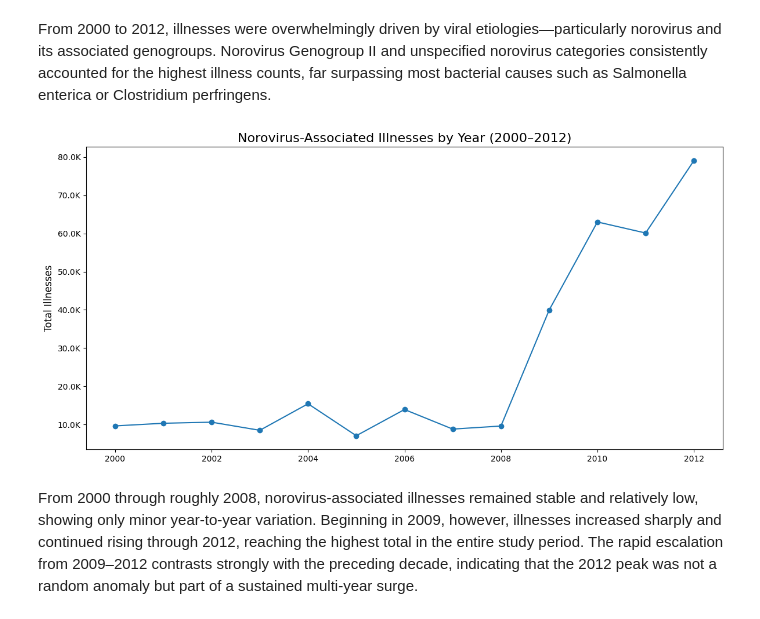
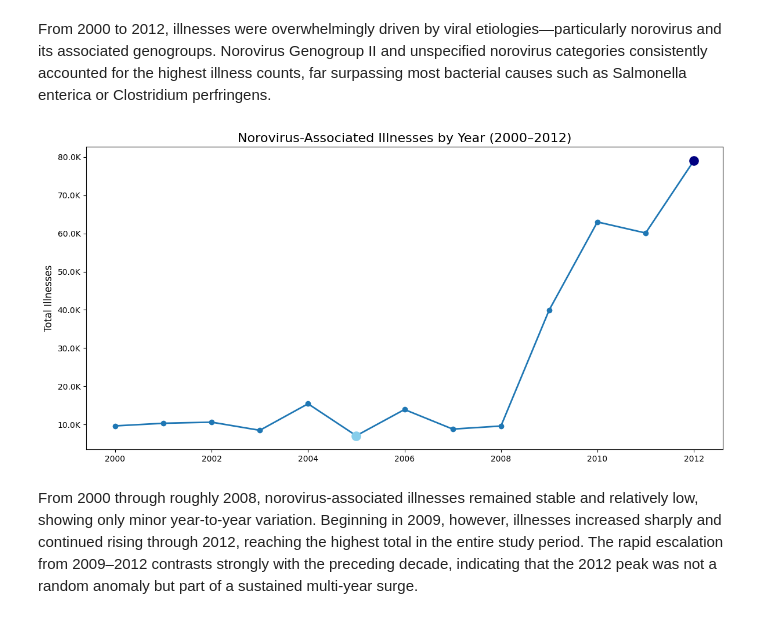
Before and after one commit to almodaweb/NORS-Outbreak-Analysis, a Jupyter notebook: Code/02_EDA.ipynb, the cells around one changed output. Drawn from its saved outputs; the diff is of its cells as text; code cells hidden in the pictures.

```diff
--- a/Code/02_EDA.ipynb
+++ b/Code/02_EDA.ipynb
@@ -294,37 +299,45 @@ From 2000 to 2012, illnesses were overwhelmingly driven by viral etiologies—pa
 # %%
 # 3.5 Illnesses by Etiology (2000-2012)
 ## Question: How did norovirus illness counts change from 2000–2012
 
 # Filter for years 2000–2012
 df_0012 = df_subset[(df_subset["Year"] >= 2000) & (df_subset["Year"] <= 2012)].copy()
 
-# Standardize etiology text to avoid mismatched cases
+# Standardize etiology text
 df_0012["Etiology_clean"] = df_0012["Etiology"].str.lower()
 
 # Filter for Norovirus outbreaks only
 noro_df = df_0012[df_0012["Etiology_clean"].str.contains("noro")]
 
 # Sum illnesses by year
 noro_by_year = (
     noro_df.groupby("Year")["Illnesses"]
     .sum()
-    .reindex(range(2000, 2012+1), fill_value=0)
+    .reindex(range(2000, 2013), fill_value=0)
 )
+
+# Identify max and min years
+max_year = noro_by_year.idxmax()
+max_val = noro_by_year.max()
+
+min_year = noro_by_year.idxmin()
+min_val = noro_by_year.min()
 
 # Plot
 plt.figure(figsize=(12,6))
-plt.plot(noro_by_year.index, noro_by_year.values, marker="o")
+plt.plot(noro_by_year.index, noro_by_year.values, marker="o", linewidth=2)
+plt.scatter(max_year, max_val, s=120, color="navy", zorder=3) # Highlight max point
+plt.scatter(min_year, min_val, s=120, color="skyblue", zorder=3) # Highlight min point
 plt.title("Norovirus-Associated Illnesses by Year (2000–2012)", fontsize=16)
 plt.ylabel("Total Illnesses", fontsize=12)
-plt.grid(True, alpha=0.3)
+plt.grid(False)
 plt.gca().yaxis.set_major_formatter(FuncFormatter(format_kmb))
 plt.tight_layout()
-plt.grid(False)
 
-# Save figure
+# Save
 plt.savefig("../Figures/norovirus_illness_trends.png", dpi=300)
 # %% [output]
-[figure, old version]
+[figure, new version]
 # %% [markdown]
 From 2000 through roughly 2008, norovirus-associated illnesses remained stable and relatively low, showing only minor year-to-year variation. Beginning in 2009, however, illnesses increased sharply and continued rising through 2012, reaching the highest total in the entire study period. The rapid escalation from 2009–2012 contrasts strongly with the preceding decade, indicating that the 2012 peak was not a random anomaly but part of a sustained multi-year surge.
 # %%
```
Also changed, not shown: parts of 2 cells of this notebook, 3 other files.
